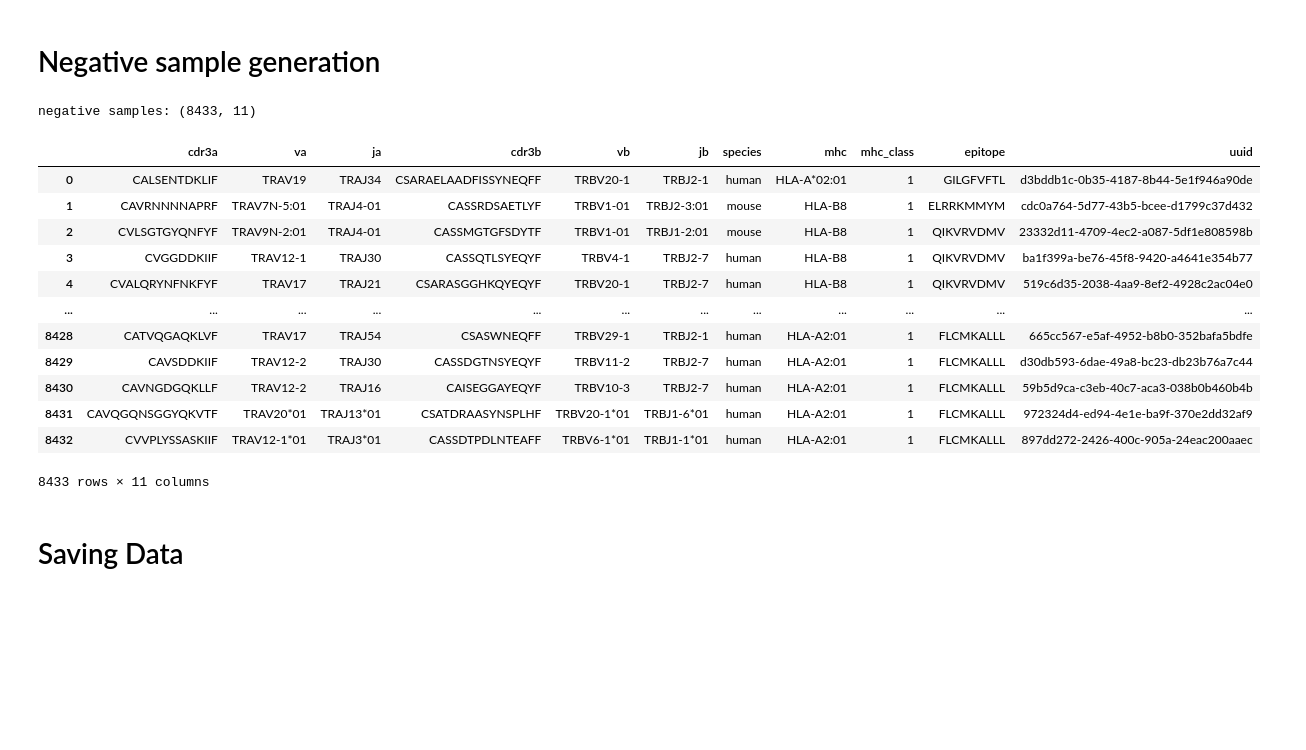
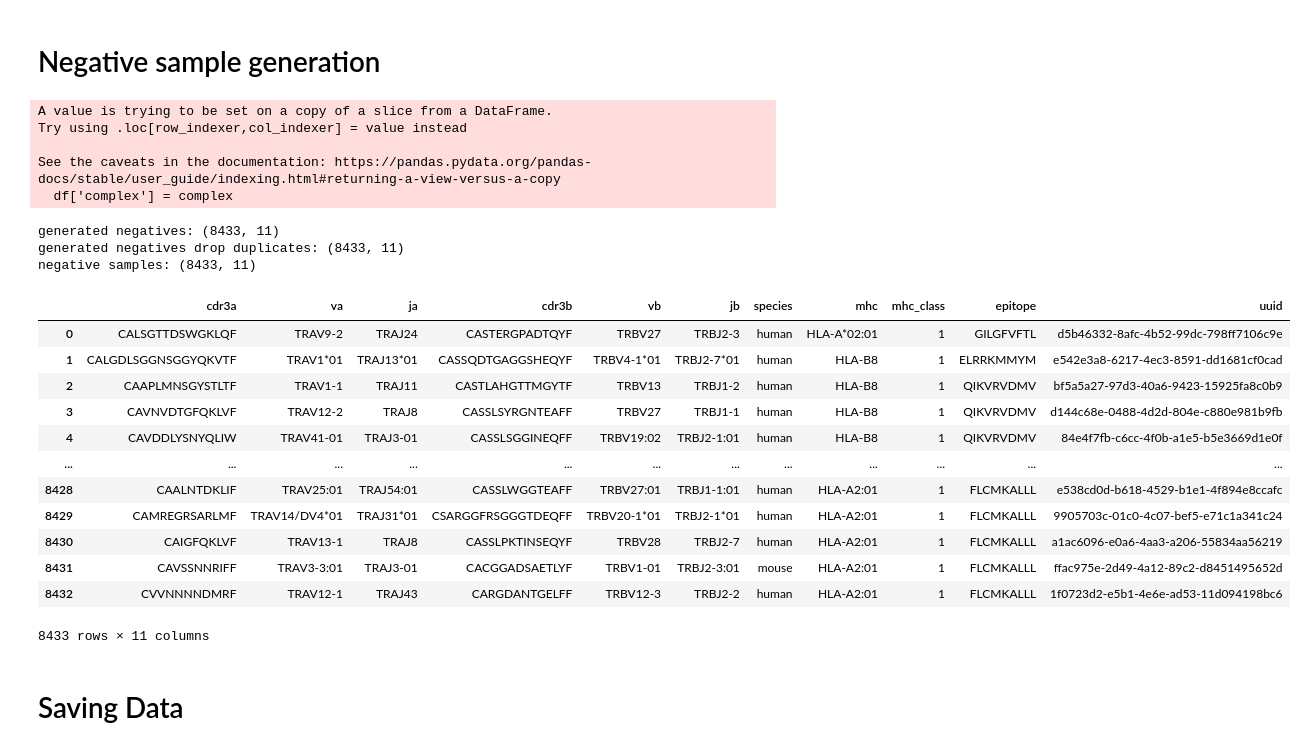
Before and after one commit to jgbrasier/tcrpmhc-binding, a Jupyter notebook: dataprep.ipynb, the cells around one changed output. Drawn from its saved outputs; the diff is of its cells as text; code cells hidden in the pictures; blank space fills up the shorter version.

Commit message:
generate higher quality negatives

```diff
--- a/dataprep.ipynb
+++ b/dataprep.ipynb
@@ -188,41 +188,85 @@ print('unique tcr-peptide pairs:', len(positives_dict.keys()))
 unique tcr-peptide pairs: 8433
 # %% [markdown]
 # Negative sample generation
+# %%
+# create a lookup dictionary of all positive binding samples
+def lookup_dict(df: pd.DataFrame, cdr3a: str, cdr3b: str, epitope: str) -> dict:
+    complex = []
+    for i in range(len(df.index)):
+        complex.append((df[cdr3a].iloc[i], df[cdr3b].iloc[i], df[epitope].iloc[i]))
+    df['complex'] = complex
+    df_dict = df.drop_duplicates(subset='complex').set_index('complex', drop=True).to_dict(orient='index')
+    return df_dict
+
+# vdjdb
+vdjdb_lc_raw = pd.read_csv('data/raw/vdjdb_low_confidence.tsv', sep='\t')
+vdjdb_lc_a = vdjdb_lc_raw[vdjdb_lc_raw['Gene']=='TRA'].copy()
+vdjdb_lc_b = vdjdb_lc_raw[vdjdb_lc_raw['Gene']=='TRB'].copy()
+vdjdb_lc = pd.merge(vdjdb_lc_a, vdjdb_lc_b, on='complex.id')
+
+vdjdb_lc_dict = lookup_dict(vdjdb_lc, 'CDR3_x', 'CDR3_y', 'Epitope_y')
+
+#iedb
+subset = ['Chain 1 CDR3 Curated', 'Chain 2 CDR3 Curated']
+iedb_lc = iedb_raw.dropna(subset=subset)
+iedb_lc = iedb_lc.astype('str')
+
+iedb_lc_dict = lookup_dict(iedb_lc, 'Chain 1 CDR3 Curated', 'Chain 2 CDR3 Curated', 'Description')
+
+#mcpas-tcr
+mcpas_lc = mcpas_raw.dropna(subset=['CDR3.alpha.aa', 'CDR3.beta.aa', 'Epitope.peptide'])
+
+mcpas_lc_dict = lookup_dict(mcpas_lc, 'CDR3.alpha.aa', 'CDR3.beta.aa', 'Epitope.peptide')
+# %% [output]
+A value is trying to be set on a copy of a slice from a DataFrame.
+Try using .loc[row_indexer,col_indexer] = value instead
+
+See the caveats in the documentation: https://pandas.pydata.org/pandas-docs/stable/user_guide/indexing.html#returning-a-view-versus-a-copy
+  df['complex'] = complex
 # %%
 i = 0
 negatives = []
 while i<len(positives.index):
     sample_idx = random.choice([k for k in range(len(positives)) if k!=i])
     neg_complex = (positives['cdr3a'].iloc[sample_idx], positives['cdr3b'].iloc[sample_idx], positives['epitope'].iloc[i])
     try:
-        # sample already exists and it's positive and we do not want this
-        positives_dict[neg_complex]
+        # sample already exists in either vdjdb/iedb/mcpas-tcr and it's positive --> we do not want this
+        vdjdb_lc_dict[neg_complex]
+        iedb_lc_dict[neg_complex]
+        mcpas_lc_dict[neg_complex]
+
     except:
         # negative sample is not positive
         sample = positives.iloc[sample_idx].copy()
         sample['epitope'] =  positives['epitope'].iloc[i]
         sample['mhc'] = positives['mhc'].iloc[i]
         if tuple(sample.values) not in negatives: # check if generated negative already exists
             negatives.append(tuple(sample.values))
             i+=1
 negatives = pd.DataFrame(negatives, columns=positives.columns)
+print('generated negatives:', negatives.shape)
+negatives = negatives.drop_duplicates() # this confirms there are no duplicates
+print('generated negatives drop duplicates:', negatives.shape)
+
 negatives['uuid'] = [uuid.uuid4() for _ in range(len(negatives.index))]
 print('negative samples:', negatives.shape)
 negatives
 # %% [output]
+generated negatives: (8433, 11)
+generated negatives drop duplicates: (8433, 11)
 negative samples: (8433, 11)
 |  | cdr3a | va | ja | cdr3b | vb | jb | species | mhc | mhc_class | epitope | uuid |
-| 0 | CALSENTDKLIF | TRAV19 | TRAJ34 | CSARAELAADFISSYNEQFF | TRBV20-1 | TRBJ2-1 | human | HLA-A*02:01 | 1 | GILGFVFTL | d3bddb1c-0b35-4187-8b44-5e1f946a90de |
-| 1 | CAVRNNNNAPRF | TRAV7N-5:01 | TRAJ4-01 | CASSRDSAETLYF | TRBV1-01 | TRBJ2-3:01 | mouse | HLA-B8 | 1 | ELRRKMMYM | cdc0a764-5d77-43b5-bcee-d1799c37d432 |
-| 2 | CVLSGTGYQNFYF | TRAV9N-2:01 | TRAJ4-01 | CASSMGTGFSDYTF | TRBV1-01 | TRBJ1-2:01 | mouse | HLA-B8 | 1 | QIKVRVDMV | 23332d11-4709-4ec2-a087-5df1e808598b |
-| 3 | CVGGDDKIIF | TRAV12-1 | TRAJ30 | CASSQTLSYEQYF | TRBV4-1 | TRBJ2-7 | human | HLA-B8 | 1 | QIKVRVDMV | ba1f399a-be76-45f8-9420-a4641e354b77 |
-| 4 | CVALQRYNFNKFYF | TRAV17 | TRAJ21 | CSARASGGHKQYEQYF | TRBV20-1 | TRBJ2-7 | human | HLA-B8 | 1 | QIKVRVDMV | 519c6d35-2038-4aa9-8ef2-4928c2ac04e0 |
+| 0 | CALSGTTDSWGKLQF | TRAV9-2 | TRAJ24 | CASTERGPADTQYF | TRBV27 | TRBJ2-3 | human | HLA-A*02:01 | 1 | GILGFVFTL | d5b46332-8afc-4b52-99dc-798ff7106c9e |
+| 1 | CALGDLSGGNSGGYQKVTF | TRAV1*01 | TRAJ13*01 | CASSQDTGAGGSHEQYF | TRBV4-1*01 | TRBJ2-7*01 | human | HLA-B8 | 1 | ELRRKMMYM | e542e3a8-6217-4ec3-8591-dd1681cf0cad |
+| 2 | CAAPLMNSGYSTLTF | TRAV1-1 | TRAJ11 | CASTLAHGTTMGYTF | TRBV13 | TRBJ1-2 | human | HLA-B8 | 1 | QIKVRVDMV | bf5a5a27-97d3-40a6-9423-15925fa8c0b9 |
+| 3 | CAVNVDTGFQKLVF | TRAV12-2 | TRAJ8 | CASSLSYRGNTEAFF | TRBV27 | TRBJ1-1 | human | HLA-B8 | 1 | QIKVRVDMV | d144c68e-0488-4d2d-804e-c880e981b9fb |
+| 4 | CAVDDLYSNYQLIW | TRAV41-01 | TRAJ3-01 | CASSLSGGINEQFF | TRBV19:02 | TRBJ2-1:01 | human | HLA-B8 | 1 | QIKVRVDMV | 84e4f7fb-c6cc-4f0b-a1e5-b5e3669d1e0f |
 | ... | ... | ... | ... | ... | ... | ... | ... | ... | ... | ... | ... |
-| 8428 | CATVQGAQKLVF | TRAV17 | TRAJ54 | CSASWNEQFF | TRBV29-1 | TRBJ2-1 | human | HLA-A2:01 | 1 | FLCMKALLL | 665cc567-e5af-4952-b8b0-352bafa5bdfe |
-| 8429 | CAVSDDKIIF | TRAV12-2 | TRAJ30 | CASSDGTNSYEQYF | TRBV11-2 | TRBJ2-7 | human | HLA-A2:01 | 1 | FLCMKALLL | d30db593-6dae-49a8-bc23-db23b76a7c44 |
-| 8430 | CAVNGDGQKLLF | TRAV12-2 | TRAJ16 | CAISEGGAYEQYF | TRBV10-3 | TRBJ2-7 | human | HLA-A2:01 | 1 | FLCMKALLL | 59b5d9ca-c3eb-40c7-aca3-038b0b460b4b |
-| 8431 | CAVQGQNSGGYQKVTF | TRAV20*01 | TRAJ13*01 | CSATDRAASYNSPLHF | TRBV20-1*01 | TRBJ1-6*01 | human | HLA-A2:01 | 1 | FLCMKALLL | 972324d4-ed94-4e1e-ba9f-370e2dd32af9 |
-| 8432 | CVVPLYSSASKIIF | TRAV12-1*01 | TRAJ3*01 | CASSDTPDLNTEAFF | TRBV6-1*01 | TRBJ1-1*01 | human | HLA-A2:01 | 1 | FLCMKALLL | 897dd272-2426-400c-905a-24eac200aaec |
+| 8428 | CAALNTDKLIF | TRAV25:01 | TRAJ54:01 | CASSLWGGTEAFF | TRBV27:01 | TRBJ1-1:01 | human | HLA-A2:01 | 1 | FLCMKALLL | e538cd0d-b618-4529-b1e1-4f894e8ccafc |
+| 8429 | CAMREGRSARLMF | TRAV14/DV4*01 | TRAJ31*01 | CSARGGFRSGGGTDEQFF | TRBV20-1*01 | TRBJ2-1*01 | human | HLA-A2:01 | 1 | FLCMKALLL | 9905703c-01c0-4c07-bef5-e71c1a341c24 |
+| 8430 | CAIGFQKLVF | TRAV13-1 | TRAJ8 | CASSLPKTINSEQYF | TRBV28 | TRBJ2-7 | human | HLA-A2:01 | 1 | FLCMKALLL | a1ac6096-e0a6-4aa3-a206-55834aa56219 |
+| 8431 | CAVSSNNRIFF | TRAV3-3:01 | TRAJ3-01 | CACGGADSAETLYF | TRBV1-01 | TRBJ2-3:01 | mouse | HLA-A2:01 | 1 | FLCMKALLL | ffac975e-2d49-4a12-89c2-d8451495652d |
+| 8432 | CVVNNNNDMRF | TRAV12-1 | TRAJ43 | CARGDANTGELFF | TRBV12-3 | TRBJ2-2 | human | HLA-A2:01 | 1 | FLCMKALLL | 1f0723d2-e5b1-4e6e-ad53-11d094198bc6 |
 8433 rows × 11 columns
 # %% [markdown]
 # Saving Data
```
Also changed, not shown: parts of 1 cell of this notebook, 3 other files.
